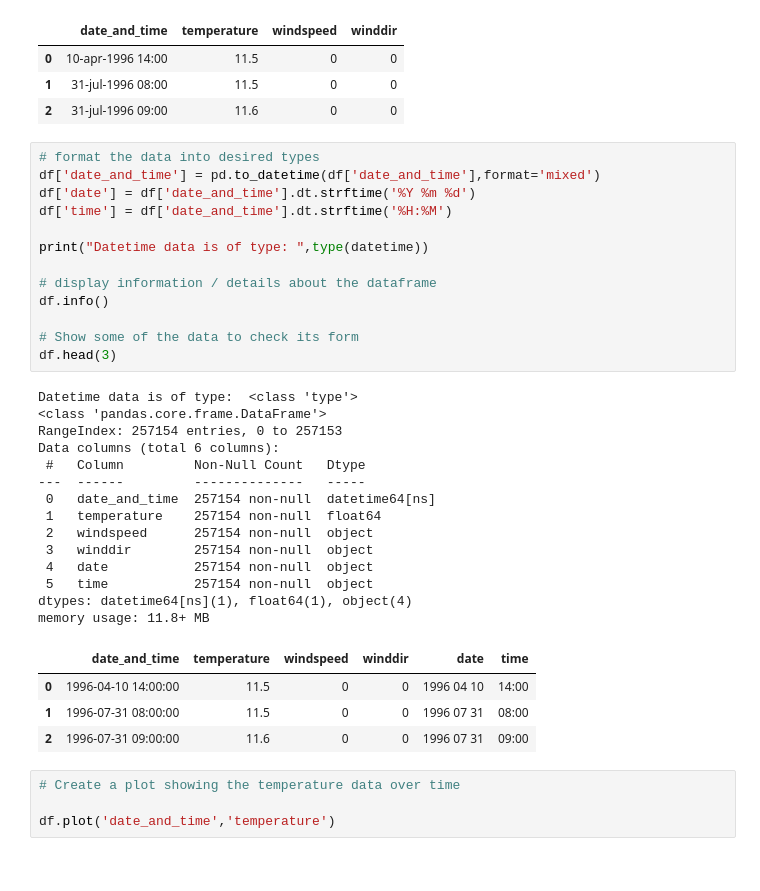
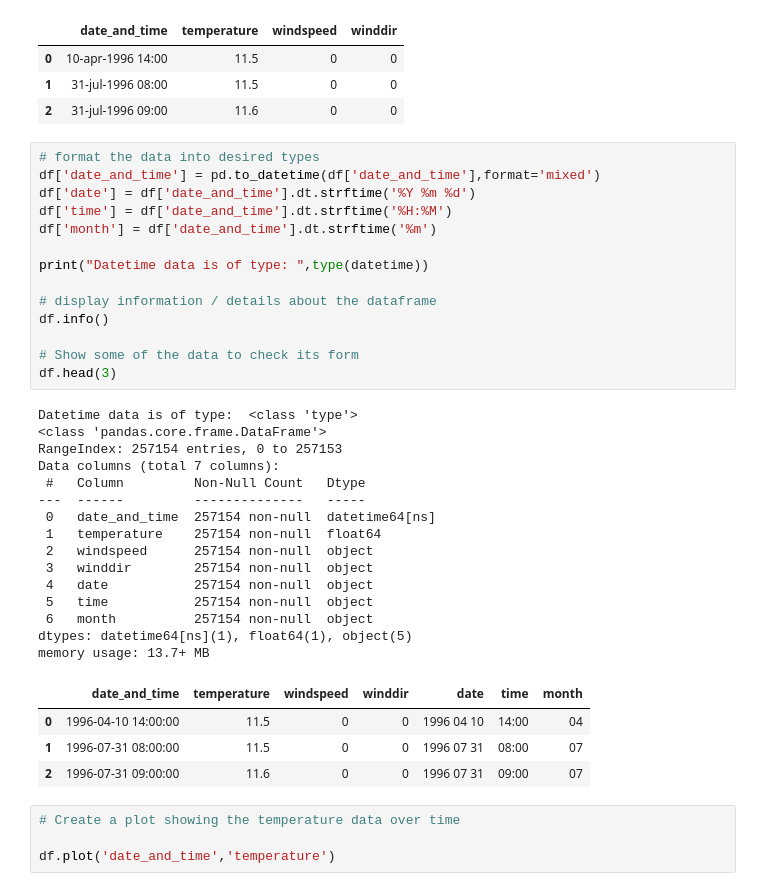
Before and after one commit to cathalred88/PFDA, a Jupyter notebook: assignments/assignment06_Weather.ipynb, the cells around one changed output. Saved outputs shown, nothing was run; the diff lists cells and outputs as text.

Commit message:
added mean temp per month

```diff
--- a/assignments/assignment06_Weather.ipynb
+++ b/assignments/assignment06_Weather.ipynb
@@ -48,35 +48,37 @@ memory usage: 7.8+ MB
 # %%
 # format the data into desired types
 df['date_and_time'] = pd.to_datetime(df['date_and_time'],format='mixed')
 df['date'] = df['date_and_time'].dt.strftime('%Y %m %d')
 df['time'] = df['date_and_time'].dt.strftime('%H:%M')
+df['month'] = df['date_and_time'].dt.strftime('%m')
 
 print("Datetime data is of type: ",type(datetime))
 
 # display information / details about the dataframe
 df.info()
 
 # Show some of the data to check its form
 df.head(3)
 # %% [output]
 Datetime data is of type:  <class 'type'>
 <class 'pandas.core.frame.DataFrame'>
 RangeIndex: 257154 entries, 0 to 257153
-Data columns (total 6 columns):
+Data columns (total 7 columns):
  #   Column         Non-Null Count   Dtype
 ---  ------         --------------   -----
  0   date_and_time  257154 non-null  datetime64[ns]
  1   temperature    257154 non-null  float64
  2   windspeed      257154 non-null  object
  3   winddir        257154 non-null  object
  4   date           257154 non-null  object
  5   time           257154 non-null  object
-dtypes: datetime64[ns](1), float64(1), object(4)
-memory usage: 11.8+ MB
+ 6   month          257154 non-null  object
+dtypes: datetime64[ns](1), float64(1), object(5)
+memory usage: 13.7+ MB
-|  | date_and_time | temperature | windspeed | winddir | date | time |
-| 0 | 1996-04-10 14:00:00 | 11.5 | 0 | 0 | 1996 04 10 | 14:00 |
-| 1 | 1996-07-31 08:00:00 | 11.5 | 0 | 0 | 1996 07 31 | 08:00 |
-| 2 | 1996-07-31 09:00:00 | 11.6 | 0 | 0 | 1996 07 31 | 09:00 |
+|  | date_and_time | temperature | windspeed | winddir | date | time | month |
+| 0 | 1996-04-10 14:00:00 | 11.5 | 0 | 0 | 1996 04 10 | 14:00 | 04 |
+| 1 | 1996-07-31 08:00:00 | 11.5 | 0 | 0 | 1996 07 31 | 08:00 | 07 |
+| 2 | 1996-07-31 09:00:00 | 11.6 | 0 | 0 | 1996 07 31 | 09:00 | 07 |
 # %%
 # Create a plot showing the temperature data over time
 
```
Also changed, not shown: parts of 2 cells of this notebook.
